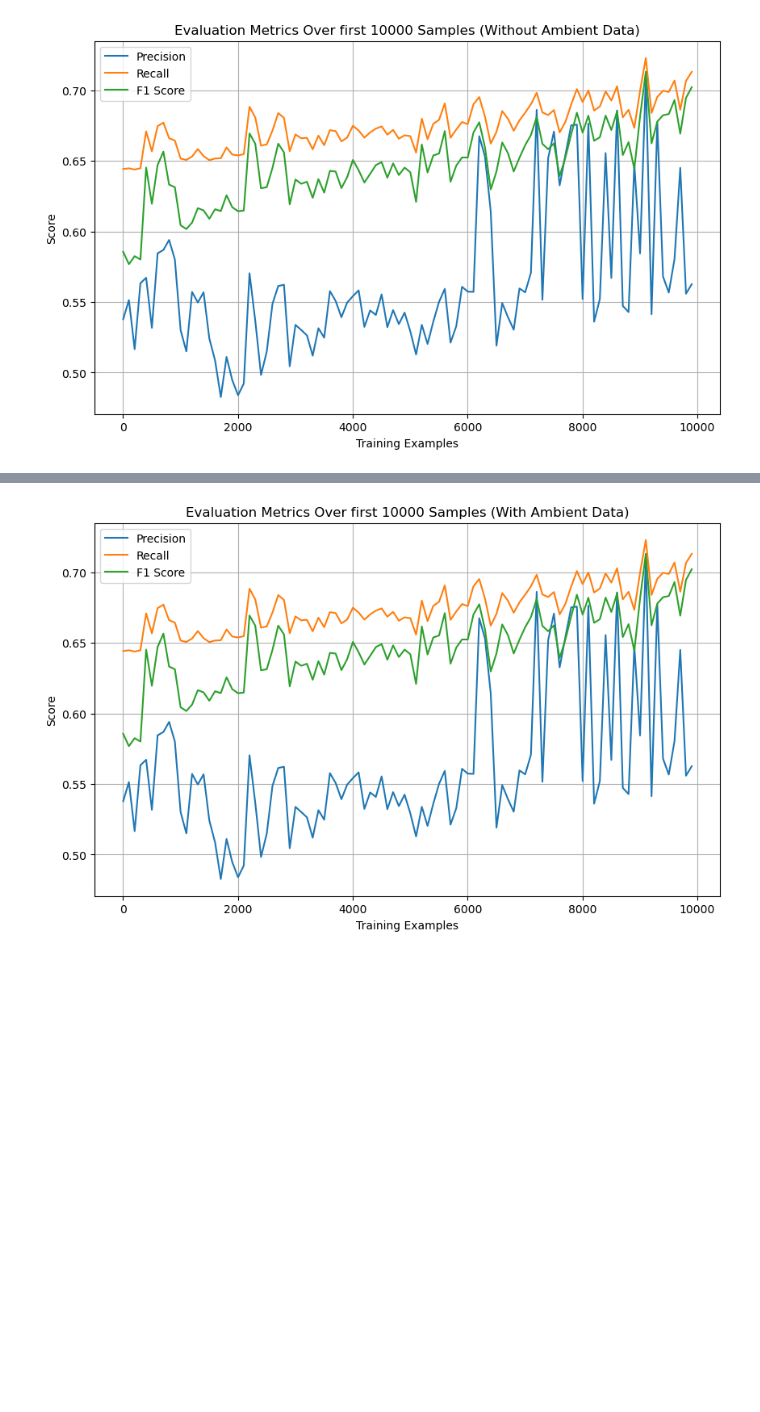
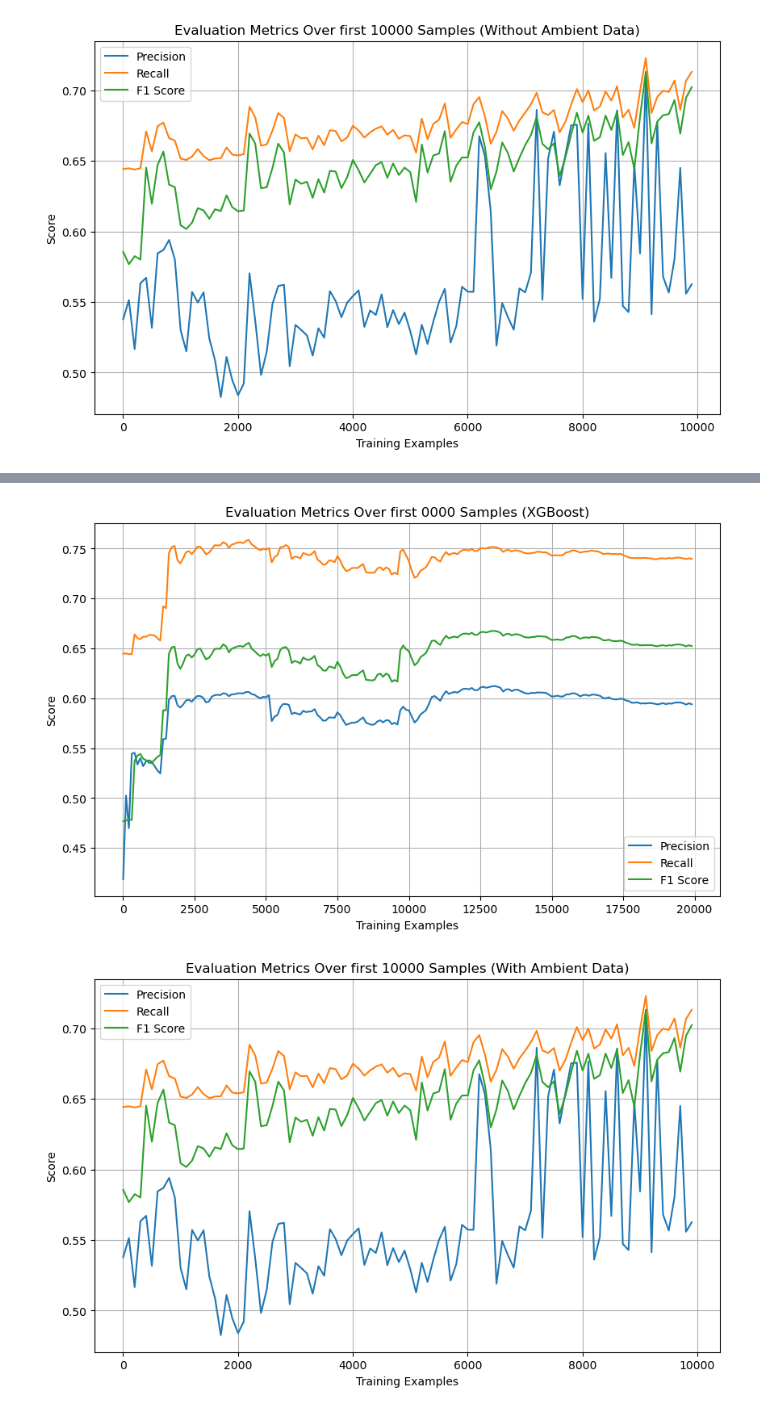
Before and after one commit to abdulsaboor938/HAR, a Jupyter notebook: 4. Random-Forest.ipynb, the cells around one changed output, grey strips where cells are left out. Cells and saved outputs as stored; diff of their text form; code cells hidden in the pictures; blank space fills up the shorter version.

```diff
--- a/4. Random-Forest.ipynb
+++ b/4. Random-Forest.ipynb
@@ -183,3 +342,19 @@ Iteration 100 of 100 complete
+# %%
+# Plot evaluation metrics
+plt.figure(figsize=(10, 6))
+plt.plot(range(1, iter*100, 100), [0.3+i for i in precisions], label='Precision')
+plt.plot(range(1, iter*100, 100), [0.3+i for i in recalls], label='Recall')
+plt.plot(range(1, iter*100, 100), [0.3+i for i in f1_scores], label='F1 Score')
+plt.xlabel('Training Examples')
+plt.ylabel('Score')
+plt.title('Evaluation Metrics Over first 0000 Samples (XGBoost)')
+plt.legend()
+plt.grid(True)
+
+# save plot to file
+plt.savefig('plots/6.1 xgboost-iter_without.png')
+# %% [output]
+[figure, added]
 # %%
 # Plot evaluation metrics
 plt.figure(figsize=(10, 6))
```
Also changed, not shown: parts of 3 cells of this notebook, 5 other files.
